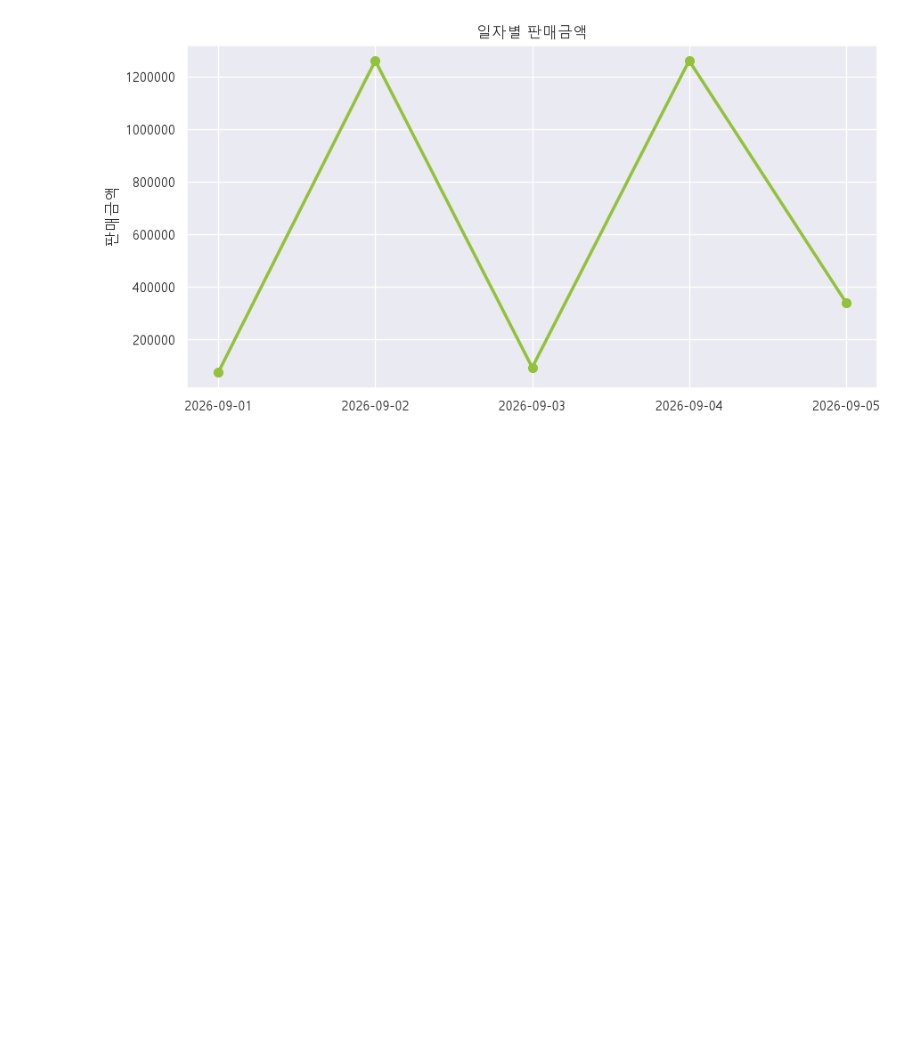
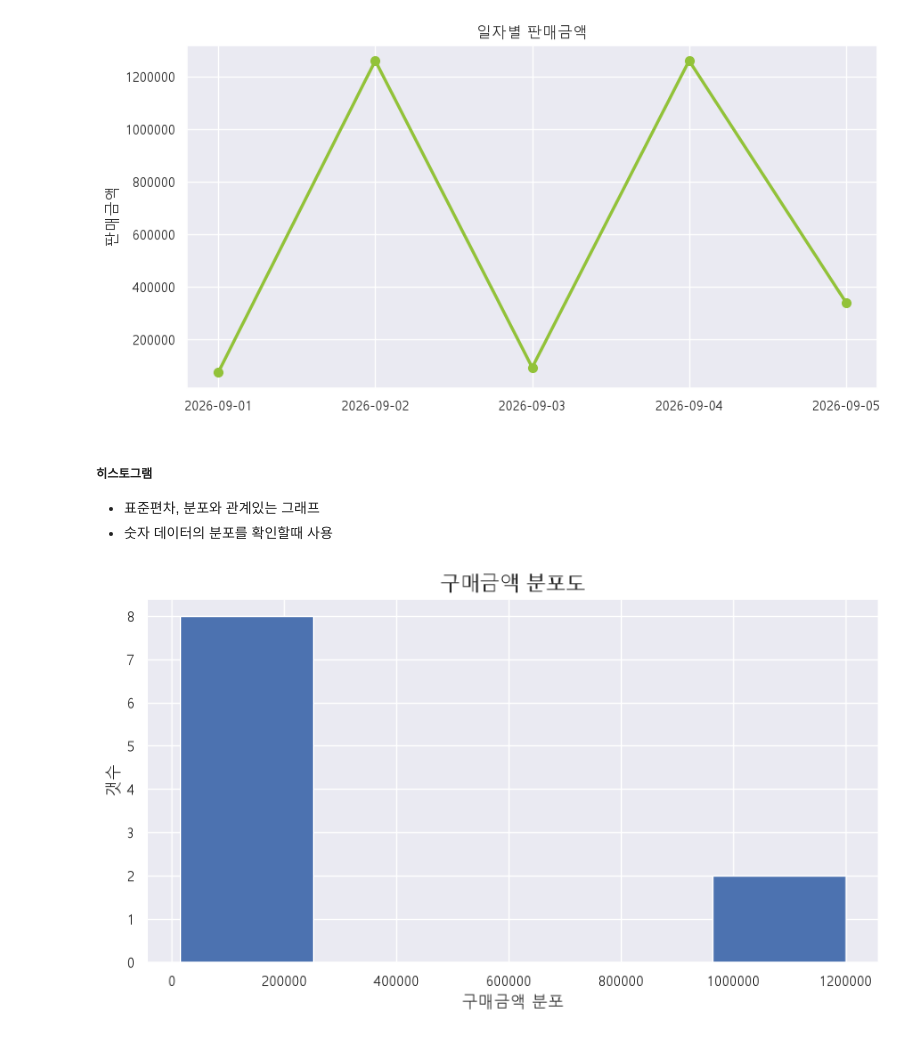
Before and after one commit to tpqnls-lab/ai-datapipeline-2026, a Jupyter notebook: chapt03/시각화기초.ipynb, the cells around one changed output. Cells and saved outputs as stored; diff of their text form; code cells hidden in the pictures; blank space fills up the shorter version.

```diff
--- a/chapt03/시각화기초.ipynb
+++ b/chapt03/시각화기초.ipynb
@@ -268,3 +268,20 @@ plt.xticks(
 plt.show()
 # %% [output]
 [figure]
+# %% [markdown]
+##### 히스토그램
+
+- 표준편차, 분포와 관계있는 그래프
+- 숫자 데이터의 분포를 확인할때 사용
+# %%
+plt.figure(figsize=(10, 5))
+# 히스토그램
+plt.hist(df['total_price'], bins=5) # bins 구간개수
+plt.title('구매금액 분포도', fontsize=15)
+plt.xlabel('구매금액 분포')
+plt.ylabel('갯수')
+
+plt.ticklabel_format(style='plain', axis='x')
+plt.show()
+# %% [output]
+[figure, added]
```
Also changed, not shown: parts of 12 cells of this notebook, 14 other files.
